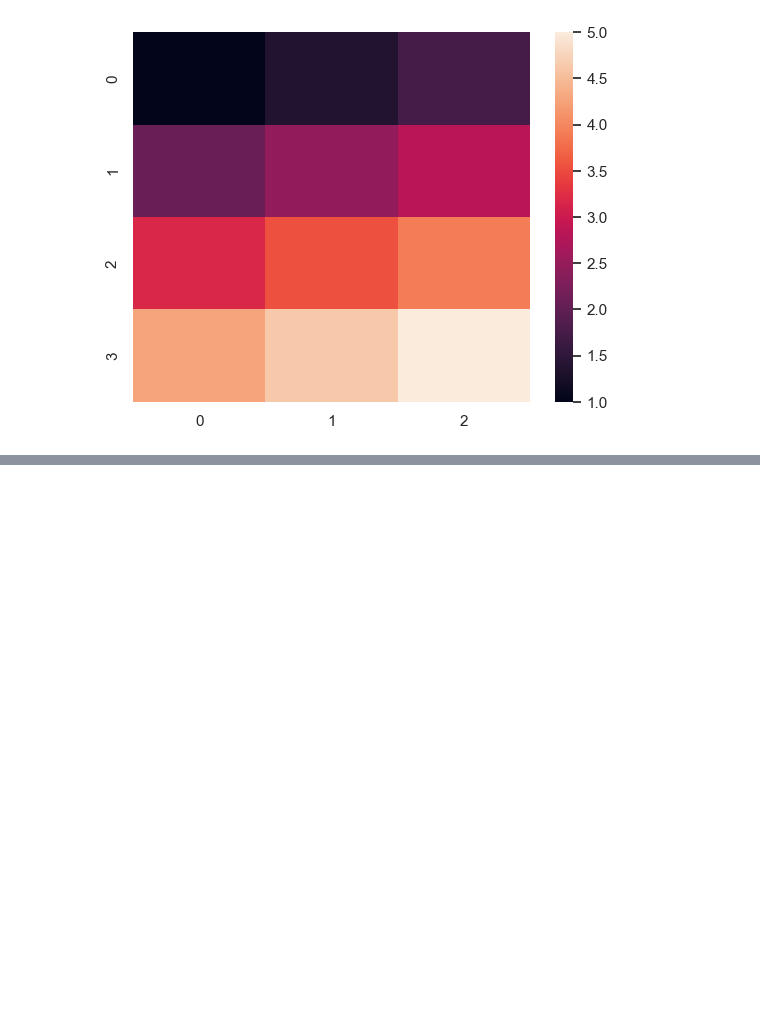
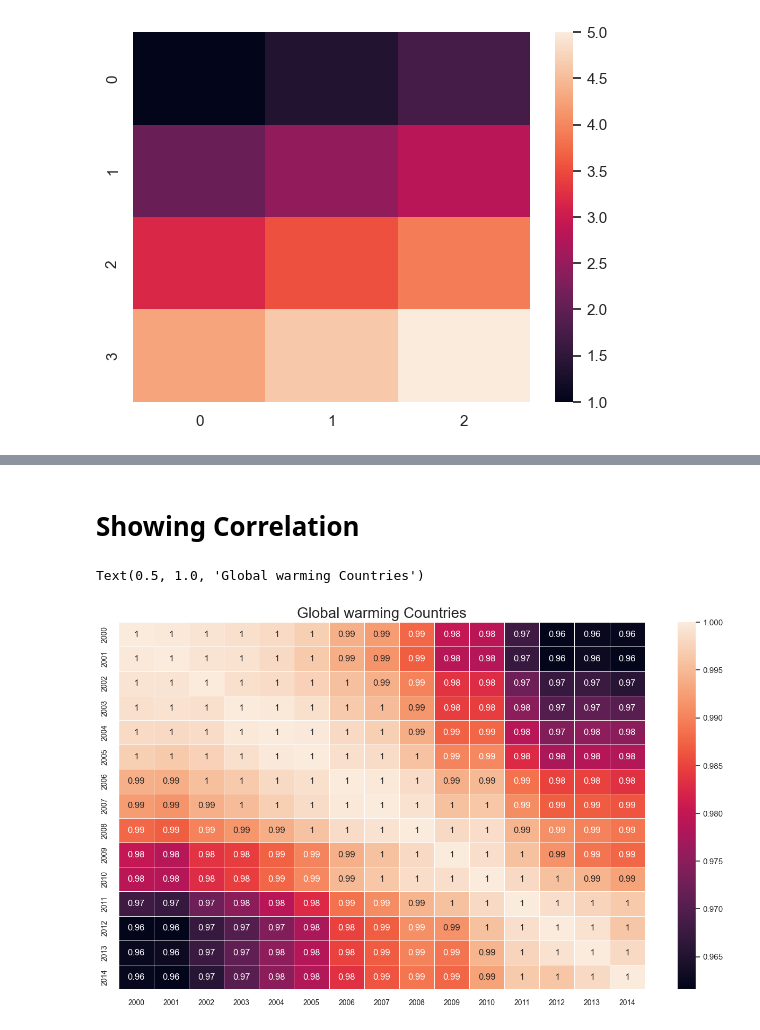
Before and after one commit to Rayal-Khatri/Data_Visualization, a Jupyter notebook: Seaborn/Seaborn.ipynb, the cells around one changed output, grey strips where cells are left out. Drawn from its saved outputs; the diff is of its cells as text; code cells hidden in the pictures; blank space fills up the shorter version.

Commit message:
Correlation

```diff
--- a/Seaborn/Seaborn.ipynb
+++ b/Seaborn/Seaborn.ipynb
@@ -276,0 +291,21 @@ sns.heatmap(
+# %% [markdown]
+# Showing Correlation
+# %%
+plt.figure(figsize=(16,9))
+ax = sns.heatmap(
+        global_df.corr(),
+        annot = True,
+        linewidths=.5,
+    )
+
+ax.tick_params(
+    size = 10,
+    color = 'w',
+    labelsize = 10,
+    labelcolor = 'k'
+)
+
+plt.title("Global warming Countries", fontsize = 20)
+# %% [output]
+Text(0.5, 1.0, 'Global warming Countries')
+[figure, added]
```
Also changed, not shown: parts of 4 cells of this notebook.
